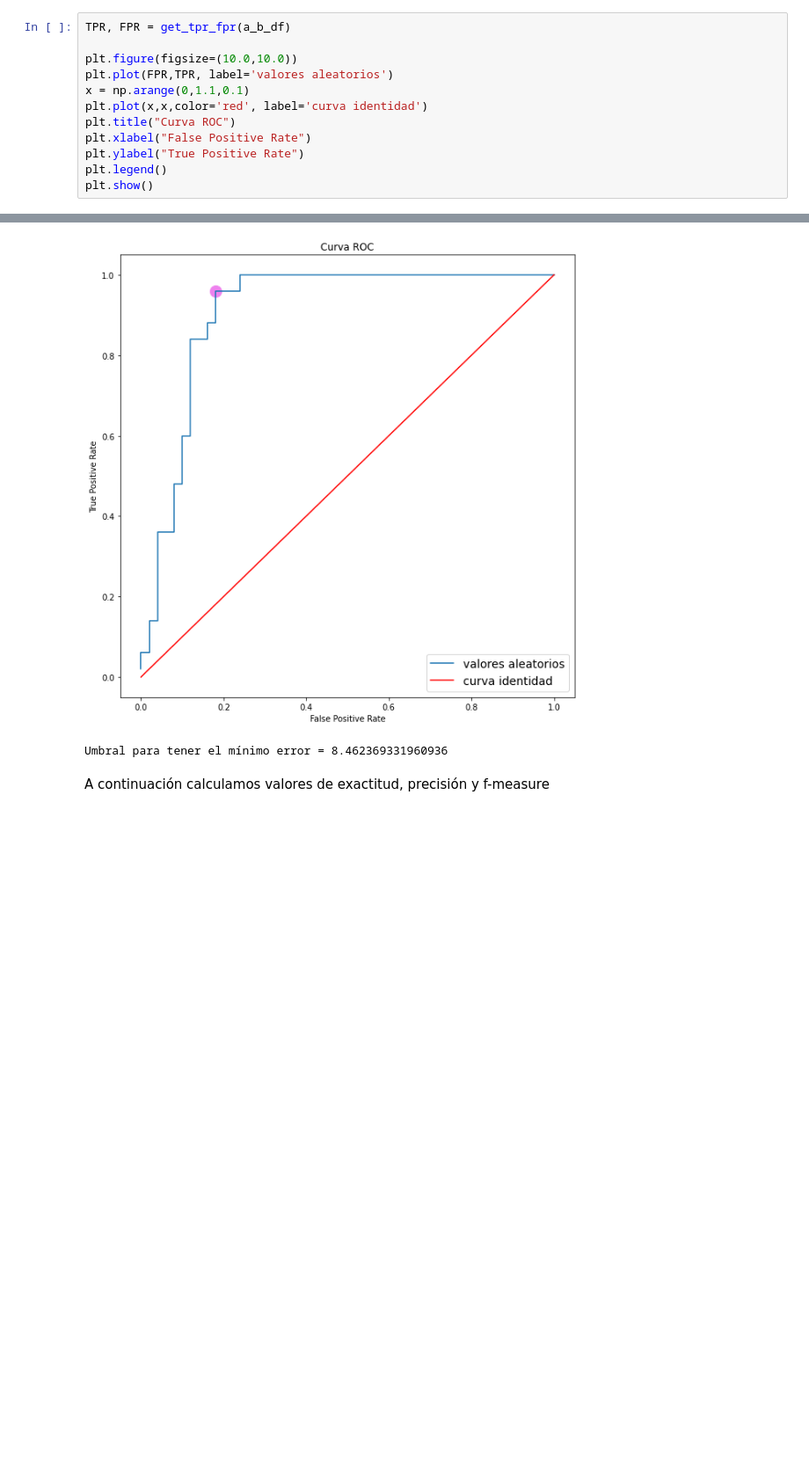
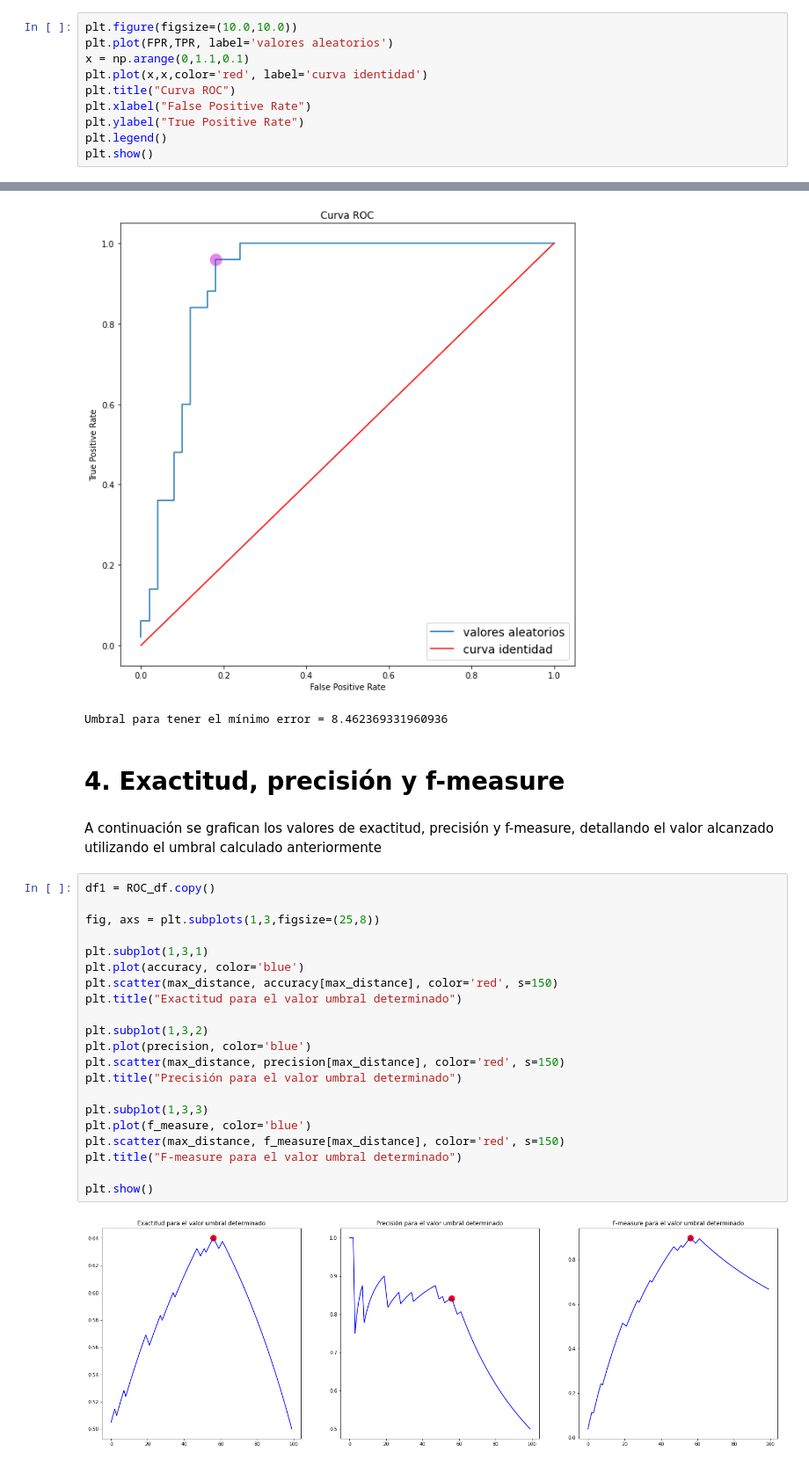
Before and after one commit to nicolassalomon96/aprendizaje_maquina_UNS, a Jupyter notebook: TP2/Ejercicio_2.ipynb, the cells around one changed output, grey strips where cells are left out. Shown: that part at 88% size. Cells and saved outputs as stored; diff of their text form; blank space fills up the shorter version.

```diff
--- a/TP2/Ejercicio_2.ipynb
+++ b/TP2/Ejercicio_2.ipynb
@@ -92,6 +111,4 @@ def get_tpr_fpr(df):
 # %%
-TPR, FPR = get_tpr_fpr(a_b_df)
-
 plt.figure(figsize=(10.0,10.0))
 plt.plot(FPR,TPR, label='valores aleatorios')
 x = np.arange(0,1.1,0.1)
@@ -130,5 +149,30 @@ print(f"\nUmbral para tener el mínimo error = {a_b_df['Valor'][max_distance]}")
 # %% [output]
 [figure]
 Umbral para tener el mínimo error = 8.462369331960936
+# %% [markdown]
+# 4. Exactitud, precisión y f-measure
 # %% [markdown]
-A continuación calculamos valores de exactitud, precisión y f-measure
+A continuación se grafican los valores de exactitud, precisión y f-measure, detallando el valor alcanzado utilizando el umbral calculado anteriormente
+# %%
+df1 = ROC_df.copy()
+
+fig, axs = plt.subplots(1,3,figsize=(25,8))
+
+plt.subplot(1,3,1)
+plt.plot(accuracy, color='blue')
+plt.scatter(max_distance, accuracy[max_distance], color='red', s=150)
+plt.title("Exactitud para el valor umbral determinado")
+
+plt.subplot(1,3,2)
+plt.plot(precision, color='blue')
+plt.scatter(max_distance, precision[max_distance], color='red', s=150)
+plt.title("Precisión para el valor umbral determinado")
+
+plt.subplot(1,3,3)
+plt.plot(f_measure, color='blue')
+plt.scatter(max_distance, f_measure[max_distance], color='red', s=150)
+plt.title("F-measure para el valor umbral determinado")
+
+plt.show()
+# %% [output]
+[figure, added]
```
Also changed, not shown: parts of 7 cells of this notebook.
